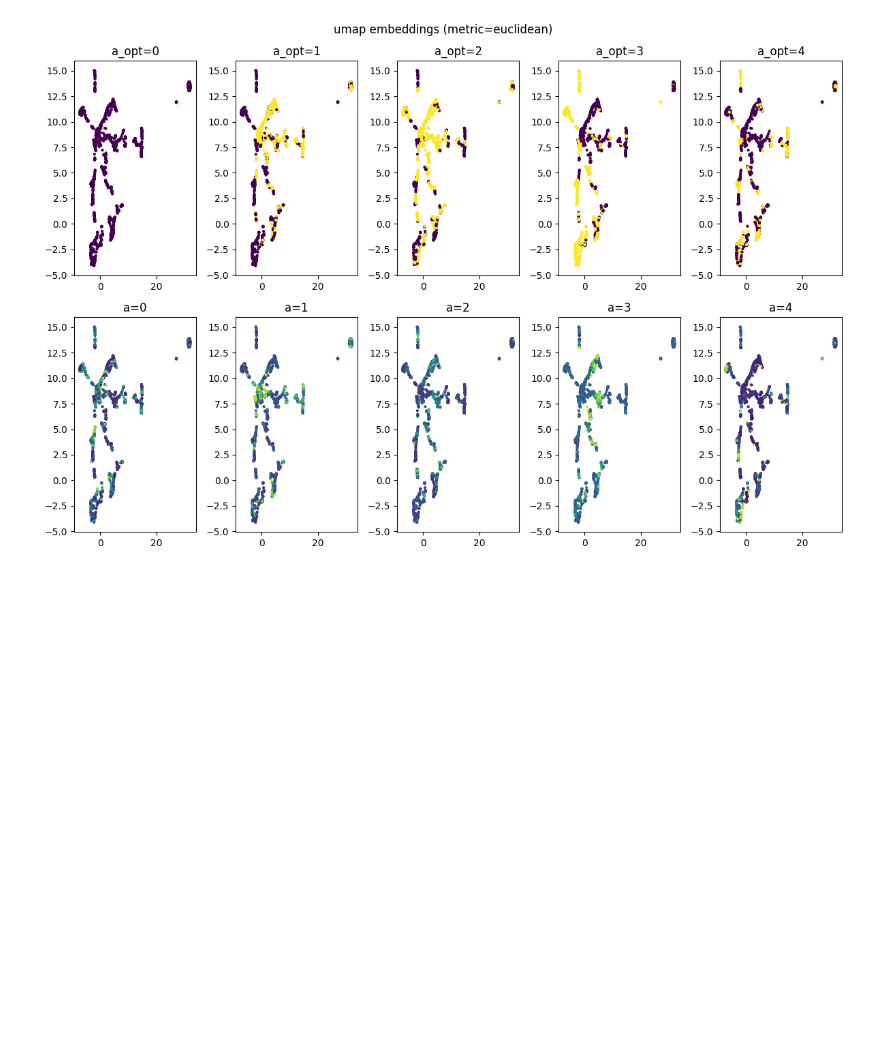
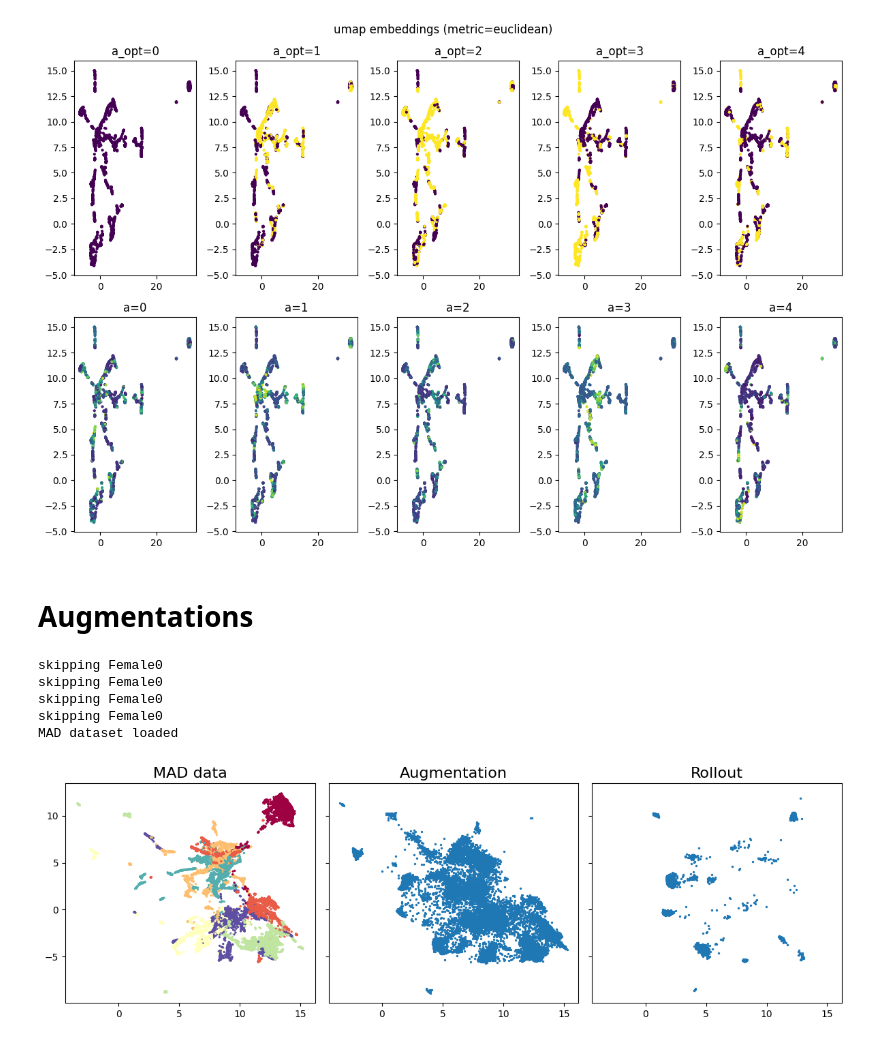
Before and after one commit to KilianFt/LIFT, a Jupyter notebook: notebooks/emg_data_analysis.ipynb, the cells around one changed output. Cells and saved outputs as stored; diff of their text form; code cells hidden in the pictures; blank space fills up the shorter version.

Commit message:
separate configs add option for normal dist in augmentation analyze augmentation featuers umap

```diff
--- a/notebooks/emg_data_analysis.ipynb
+++ b/notebooks/emg_data_analysis.ipynb
@@ -276,3 +276,5 @@ plt.tight_layout()
 plt.show()
 # %% [output]
 [figure]
+# %% [markdown]
+# Augmentations
@@ -278,0 +292,69 @@ plt.show()
+# %%
+config = BaseConfig()
+config.simulator.recording_strength = 0.5
+config.pretrain.num_augmentation = 20_000
+mad_emg, mad_labels = get_mad_windows_dataset(config.mad_base_path.as_posix(),
+                                                config.window_size,
+                                                config.pretrain.window_increment,
+                                                desired_labels=[0, 1, 2, 3, 4, 5, 6],
+                                                return_tensors=True,
+                                                skip_person='Female0')
+
+windows_list, label_list = get_mad_lists(mad_emg, mad_labels)
+
+mad_features = compute_features(mad_emg)
+mad_actions = mad_labels_to_actions(mad_labels, recording_strength=config.simulator.recording_strength)
+
+if config.pretrain.num_augmentation > 0:
+    actions_list = mad_labels_to_actions(label_list, recording_strength=config.simulator.recording_strength)
+    sample_emg, sample_actions = mad_augmentation(windows_list, actions_list, config.pretrain.num_augmentation)
+    sample_features = compute_features(sample_emg)
+
+rollout_file = config.rollout_data_path / f"data.pkl"
+with open(rollout_file, "rb") as f:
+    data = pickle.load(f)
+
+sim = WindowSimulator(
+    action_size=config.action_size,
+    num_bursts=config.simulator.n_bursts,
+    num_channels=config.n_channels,
+    window_size=config.window_size,
+    return_features=True,
+)
+sim.fit_params_to_mad_sample(
+    (config.mad_data_path / "Female0"/ "training0").as_posix()
+)
+
+rollout_actions = data['act']
+rollout_feats = sim(rollout_actions)
+# %% [output]
+skipping Female0
+skipping Female0
+skipping Female0
+skipping Female0
+MAD dataset loaded
+# %%
+import umap
+reducer = umap.UMAP(
+    n_neighbors=50,
+    n_components=2,
+    metric="euclidean",
+    n_jobs=1,
+    random_state=0,)
+embedding = reducer.fit_transform(mad_features)
+aug_embedding = reducer.transform(sample_features)
+rollout_embedding = reducer.transform(rollout_feats)
+# %%
+import matplotlib.pyplot as plt
+fig, axs = plt.subplots(1, 3, figsize=(12,4), sharex=True, sharey=True)
+axs[0].scatter(embedding[:, 0], embedding[:, 1], c=mad_labels, cmap='Spectral', s=2)
+axs[1].scatter(aug_embedding[:, 0], aug_embedding[:, 1], s=2)
+axs[2].scatter(rollout_embedding[:, 0], rollout_embedding[:, 1], s=2)
+# plt.colorbar(boundaries=np.arange(13)-0.5).set_ticks(np.arange(12))
+# cb = fig.colorbar(boundaries=np.arange(13)-0.5).set_ticks(np.arange(12))
+axs[0].set_title('MAD data', fontsize=16)
+axs[1].set_title('Augmentation', fontsize=16)
+axs[2].set_title('Rollout', fontsize=16)
+plt.tight_layout()
+# %% [output]
+[figure, added]
```
Also changed, not shown: parts of 5 cells of this notebook, 8 other files.
